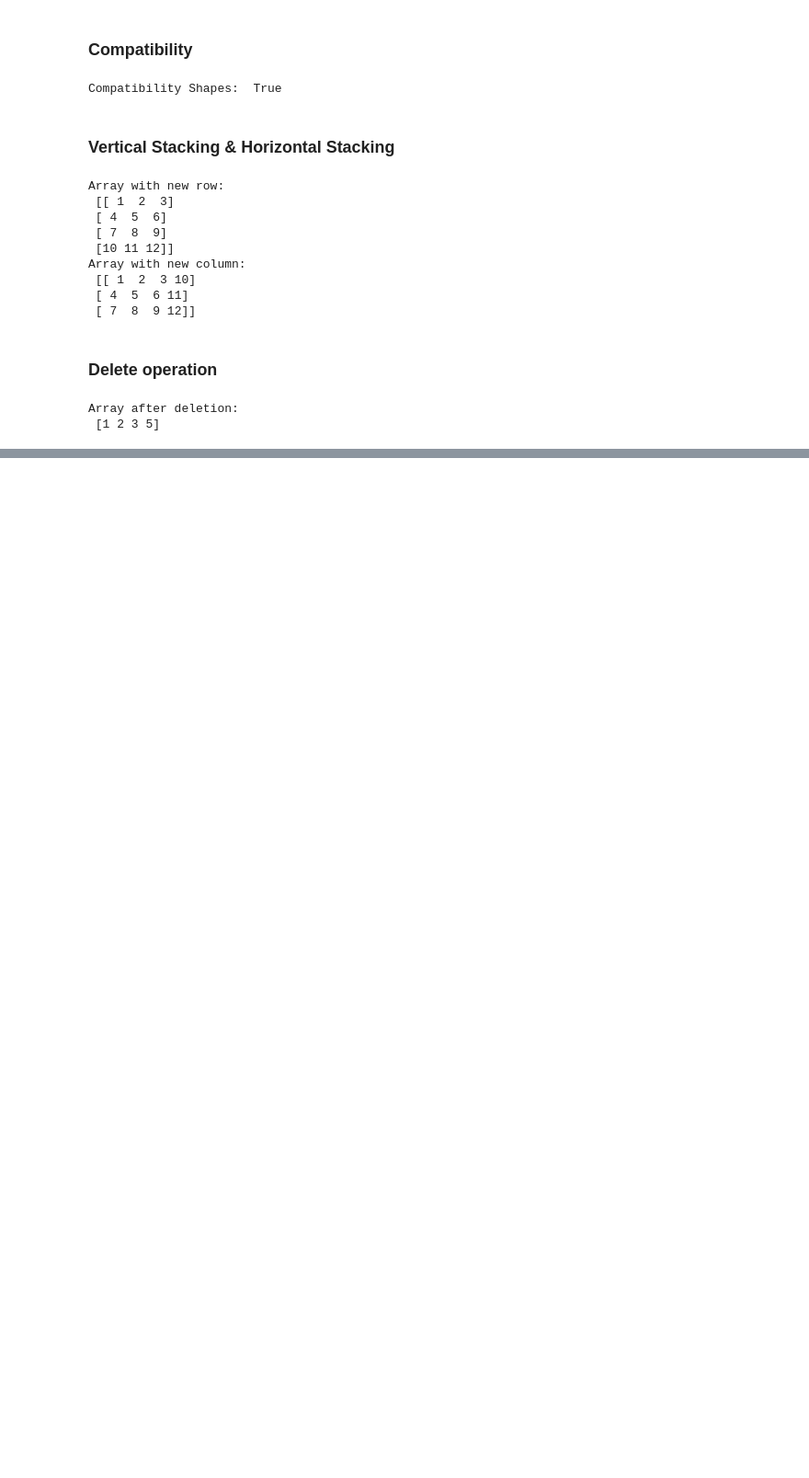
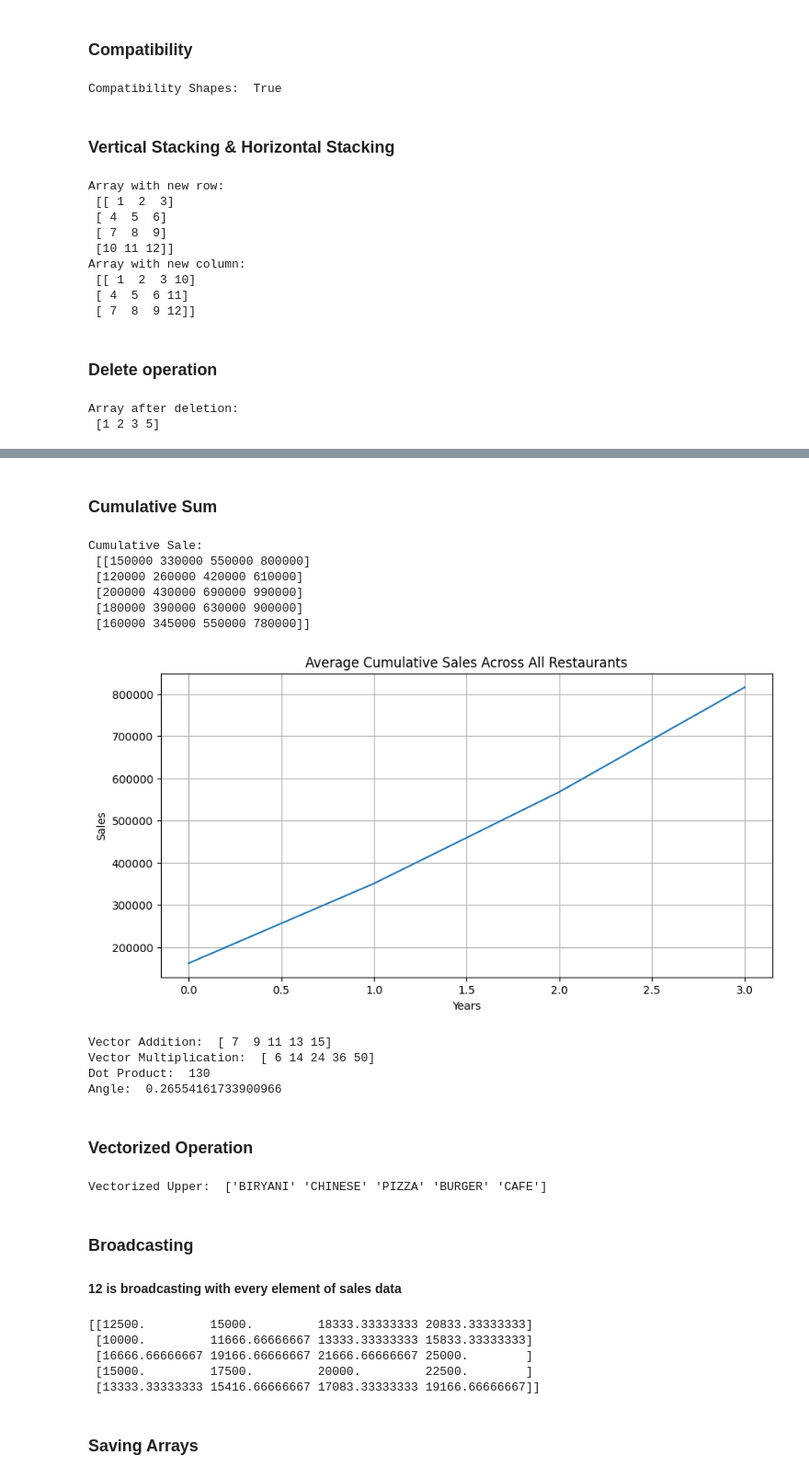
Before and after one commit to safinmahesania/AI-Journey, a Jupyter notebook: 01 Numpy & Pandas/numpy.ipynb, the cells around one changed output, grey strips where cells are left out. Shown at 92% size. Cells and saved outputs as stored; diff of their text form; code cells hidden in the pictures; blank space fills up the shorter version.

```diff
--- a/01 Numpy & Pandas/numpy.ipynb
+++ b/01 Numpy & Pandas/numpy.ipynb
@@ -352,0 +356,16 @@ Array after deletion:
+# %%
+ # Data structure: [restaurant_id, 2021, 2022, 2023, 2024]
+sales_data = np.array([
+    [1, 150000, 180000, 220000, 250000],  # Paradise Biryani
+    [2, 120000, 140000, 160000, 190000],  # Beijing Bites
+    [3, 200000, 230000, 260000, 300000],  # Pizza Hub
+    [4, 180000, 210000, 240000, 270000],  # Burger Point
+    [5, 160000, 185000, 205000, 230000]  # Chai Point
+])
+
+print("==== Sales Analysis Data ====")
+print("Sales Data Shape: ", sales_data.shape)
+print("Sales Data: \n", sales_data)
+
+print("First 3 rows: \n", sales_data[:3])
+print("All rows and All columns exclude first column: \n", sales_data[:, 1:])
@@ -352,0 +427,55 @@ Array after deletion:
+# %% [markdown]
+### Cumulative Sum
+# %%
+cum_sum = np.cumsum(sales_data[:, 1:], axis=1)
+print("Cumulative Sale: \n", cum_sum)
+
+plt.figure(figsize=(10, 5))
+plt.plot(np.mean(cum_sum, axis=0))
+plt.title("Average Cumulative Sales Across All Restaurants")
+plt.ylabel("Sales")
+plt.xlabel("Years")
+plt.grid(True)
+# %% [output]
+Cumulative Sale:
+ [[150000 330000 550000 800000]
+ [120000 260000 420000 610000]
+ [200000 430000 690000 990000]
+ [180000 390000 630000 900000]
+ [160000 345000 550000 780000]]
+[figure, added]
+# %%
+vector1 = np.array([1, 2, 3, 4, 5])
+vector2 = np.array([6, 7, 8, 9, 10])
+
+print("Vector Addition: ", vector1 + vector2)
+print("Vector Multiplication: ", vector1 * vector2)
+print("Dot Product: ", np.dot(vector1, vector2))
+
+angle = np.arccos(np.dot(vector1, vector2) / (np.linalg.norm(vector1) * np.linalg.norm(vector2)))
+print("Angle: ", angle)
+# %% [output]
+Vector Addition:  [ 7  9 11 13 15]
+Vector Multiplication:  [ 6 14 24 36 50]
+Dot Product:  130
+Angle:  0.26554161733900966
+# %% [markdown]
+### Vectorized Operation
+# %%
+restaurant_types = np.array(['biryani', 'chinese', 'pizza', 'burger', 'cafe'])
+vectorized_upper = np.vectorize(str.upper)
+print("Vectorized Upper: ", vectorized_upper(restaurant_types))
+# %% [output]
+Vectorized Upper:  ['BIRYANI' 'CHINESE' 'PIZZA' 'BURGER' 'CAFE']
+# %% [markdown]
+### Broadcasting
+#### 12 is broadcasting with every element of sales data
+# %%
+monthly_avg = sales_data[:, 1:] / 12
+print(monthly_avg)
+# %% [output]
+[[12500.         15000.         18333.33333333 20833.33333333]
+ [10000.         11666.66666667 13333.33333333 15833.33333333]
+ [16666.66666667 19166.66666667 21666.66666667 25000.        ]
+ [15000.         17500.         20000.         22500.        ]
+ [13333.33333333 15416.66666667 17083.33333333 19166.66666667]]
@@ -352,0 +486,2 @@ Array after deletion:
+# %% [markdown]
+### Saving Arrays
```
Also changed, not shown: parts of 16 cells of this notebook, 4 other files.
